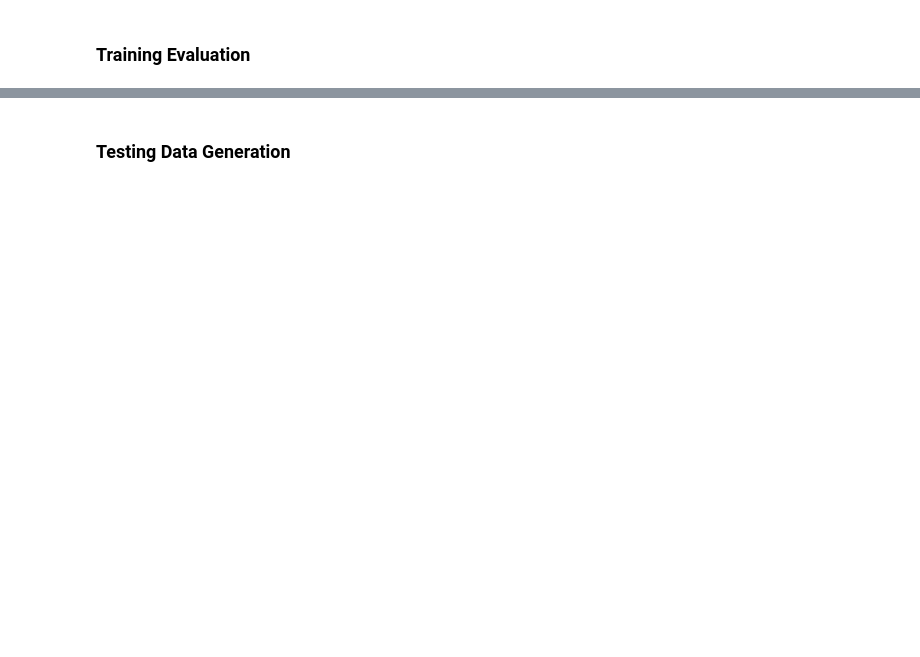
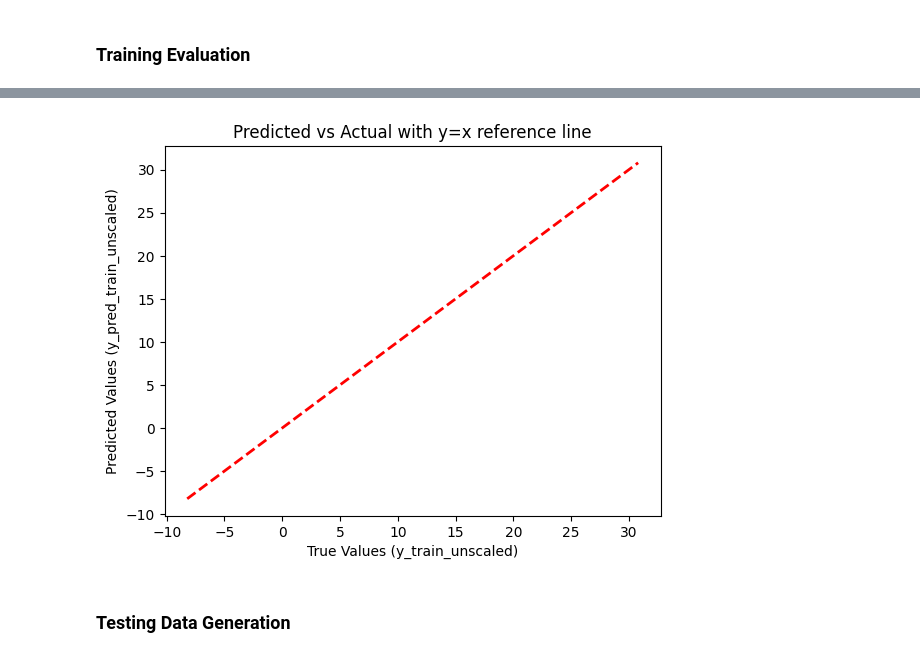
Before and after one commit to abss123/stat_254_solutions, a Jupyter notebook: Lab 2/linear_regression_practice.ipynb, the cells around one changed output, grey strips where cells are left out. Cells and saved outputs as stored; diff of their text form; code cells hidden in the pictures; blank space fills up the shorter version.

```diff
--- a/Lab 2/linear_regression_practice.ipynb
+++ b/Lab 2/linear_regression_practice.ipynb
@@ -187,3 +243,7 @@ sns.heatmap(X_train_df.corr())
+# %%
+X_train_df = pd.DataFrame(X_train, columns=var_list)
+X_test_df = pd.DataFrame(X_test, columns=var_list)
+y_train_df = pd.DataFrame(y_train, columns=['y'])
 # %% [markdown]
 ### Code for training
 # %%
@@ -221,8 +281,9 @@ def pred_func(X_df, model, feature_list, transformers):
     return y_pred
 # %%
 selected_var_dict = {'v_1': None, 'v_3': None, 'v_5': None,
-                     'v_6': None, 'v_7': None, 'v_10': sqr_transform}
-vars_skipped = {'v_2': None, 'v_4': None, 'v_9': None}
+                     'v_6': None, 'v_7': None, 'v_8': None,
+                     'v_9': None, 'v_10': sqr_transform}
+vars_skipped = {'v_2': None, 'v_4': None}
 
 model = run_ols(
                 X_train_df, y_train,
@@ -256,8 +321,15 @@ def mse(y_pred, y_actual):
 # %%
 y_pred_train = pred_func(X_train_df, model, list(selected_var_dict.keys()), list(selected_var_dict.values()))
 # %%
-error_naive = mse(np.mean(y_train), y_train)
-error = mse(y_pred_train, y_train)
+# error_naive = mse(np.mean(y_train), y_train)
+# error = mse(y_pred_train, y_train)
+
+
+y_train_unscaled = y_scaler.inverse_transform(y_train)
+y_pred_train_unscaled = y_scaler.inverse_transform(y_pred_train)
+
+error_naive = mse(np.mean(y_train_unscaled), y_train_unscaled)
+error = mse(y_pred_train_unscaled, y_train_unscaled)
 
 # Print the result
 print(f"Training Mean Squared Error (naive): {error_naive}")
@@ -268,3 +366,24 @@ Training Mean Squared Error (model): 9.048010095390818
+# %%
+# sns.scatterplot(
+#     x=y_train_unscaled.reshape(-1),
+#     y=y_pred_train_unscaled.reshape(-1),
+#     alpha=0.6
+# )
+
+quantile_plot(x=y_train_unscaled.reshape(-1), y=y_pred_train_unscaled.reshape(-1), ax=ax, bins=10)
+
+# Add line y = x
+lims = [
+    np.min([y_train_unscaled, y_pred_train_unscaled]),
+    np.max([y_train_unscaled, y_pred_train_unscaled]),
+]
+plt.plot(lims, lims, 'r--', linewidth=2)  # red dashed line
+plt.xlabel("True Values (y_train_unscaled)")
+plt.ylabel("Predicted Values (y_pred_train_unscaled)")
+plt.title("Predicted vs Actual with y=x reference line")
+plt.show()
+# %% [output]
+[figure, added]
 # %% [markdown]
 ### Testing Data Generation
 # %%
```
Also changed, not shown: parts of 12 cells of this notebook.
